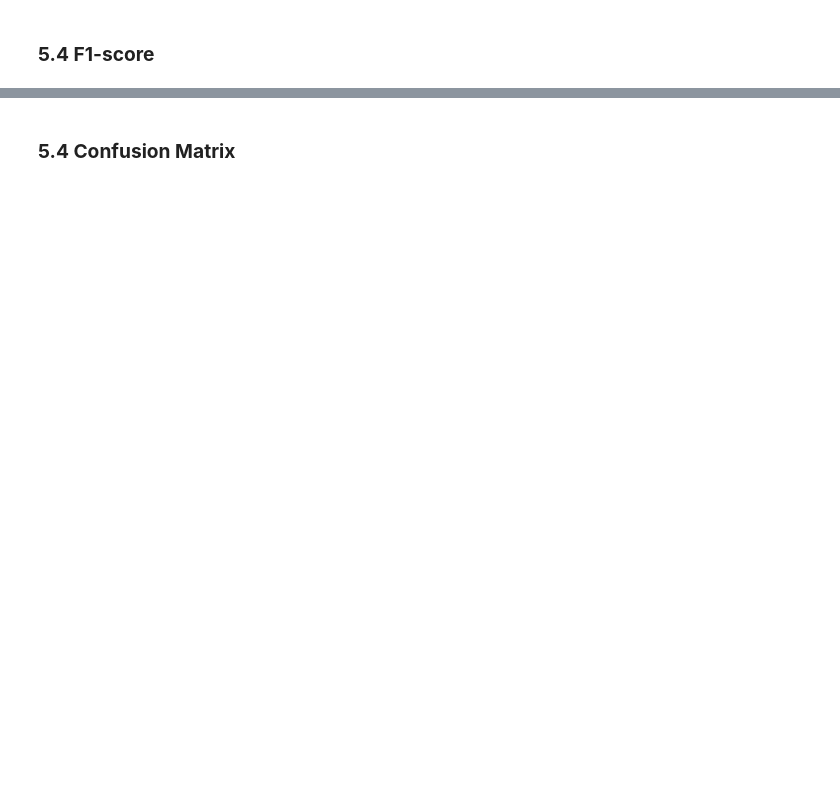
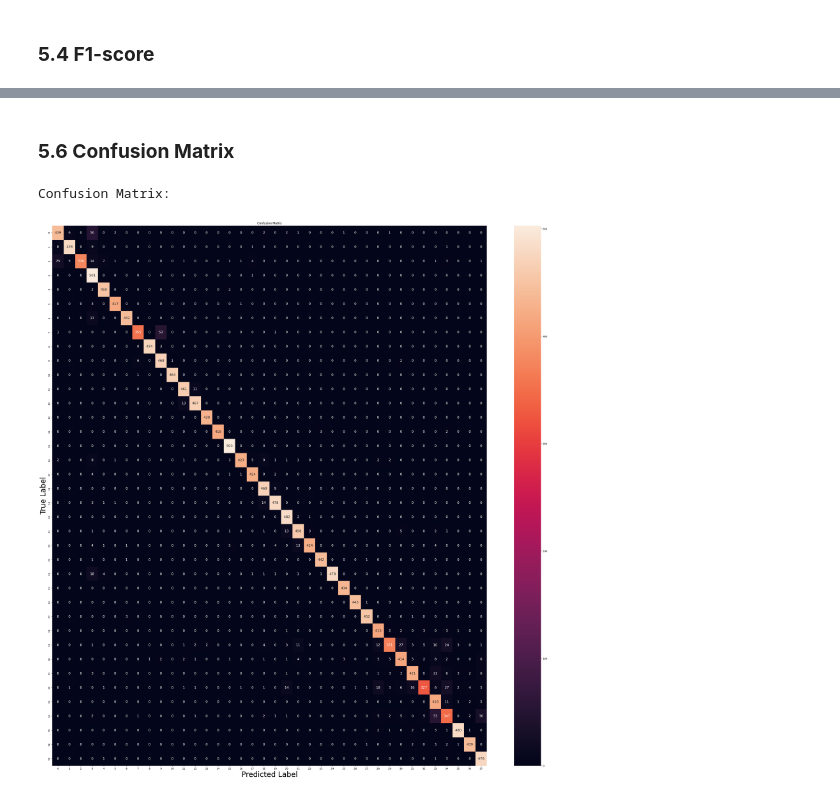
Before and after one commit to HamzaRasheed26/Crop-Disease-Detection-System, a Jupyter notebook: Crop_Disease_Model_Train.ipynb, the cells around one changed output, grey strips where cells are left out. Drawn from its saved outputs; the diff is of its cells as text; code cells hidden in the pictures; blank space fills up the shorter version.

```diff
--- a/Crop_Disease_Model_Train.ipynb
+++ b/Crop_Disease_Model_Train.ipynb
@@ -225,13 +245,13 @@ F1-score.
 # %%
 class_name = validation_set.class_names
 test_set = tf.keras.utils.image_dataset_from_directory(
-    'valid',
+    'Dataset/valid',
     labels="inferred",
     label_mode="categorical",
     class_names=None,
     color_mode="rgb",
-    batch_size=1,
-    image_size=(128, 128),
+    batch_size=32,
+    image_size=(224, 224),
     shuffle=False,
     seed=None,
     validation_split=None,
@@ -241,7 +261,7 @@ test_set = tf.keras.utils.image_dataset_from_directory(
     crop_to_aspect_ratio=False
 )
 
-predicted_categories = cnn.predict(test_set)
+predicted_categories = model.predict(test_set)
 y_pred = tf.argmax(predicted_categories, axis=1)
 
 true_categories = tf.concat([y for x, y in test_set], axis=0)
@@ -276,12 +325,15 @@ print(report)
 # %% [markdown]
-### **5.4 Confusion Matrix**
+### **5.6 Confusion Matrix**
 # %%
 # Plot confusion matrix
 print("Confusion Matrix:")
 cm = confusion_matrix(y_true, y_pred)
 plt.figure(figsize=(40, 40))
-sns.heatmap(cm, annot=True, fmt='d', cmap='Blues', cbar=False, ,annot_kws={"size": 12})
-plt.xlabel('Predicted Label', fontsize = 20)
-plt.ylabel('True Label', fontsize = 20)
+sns.heatmap(cm, annot=True, fmt='d', annot_kws={"size": 14})
+plt.xlabel('Predicted Label', fontsize = 30)
+plt.ylabel('True Label', fontsize = 30)
 plt.title('Confusion Matrix')
 plt.show()
+# %% [output]
+Confusion Matrix:
+[figure, added]
```
Also changed, not shown: parts of 25 cells of this notebook, 3 other files.
